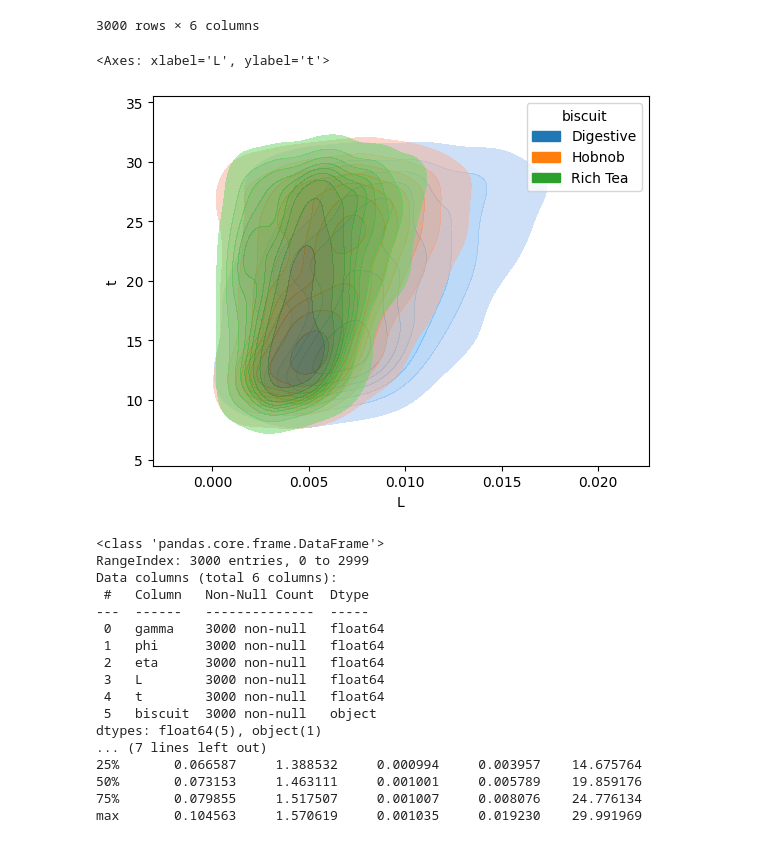
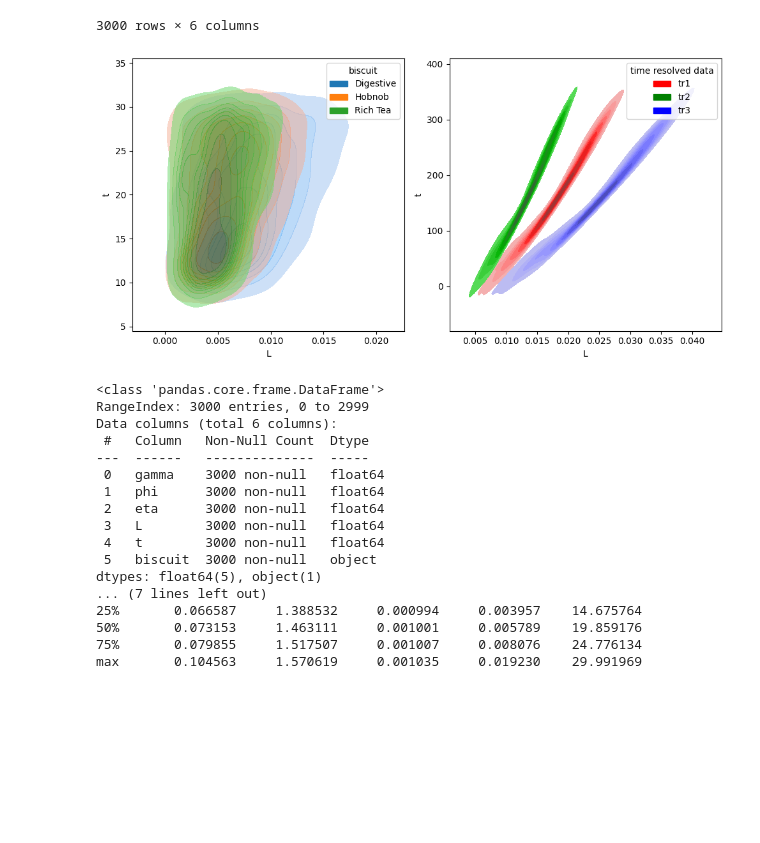
Before and after one commit to kon-218/biscuit_analysis, a Jupyter notebook: tr.ipynb, the cells around one changed output. Saved outputs shown, nothing was run; the diff lists cells and outputs as text; code cells hidden in the pictures; blank space fills up the shorter version.

Commit message:
Separate micro and dunking

```diff
--- a/tr.ipynb
+++ b/tr.ipynb
@@ -54,11 +54,29 @@ dunking_data
 | 2998 | 0.071386 | 1.212213 | 0.001004 | 0.013988 | 22.772293 | Digestive |
 | 2999 | 0.082724 | 1.482384 | 0.001000 | 0.003885 | 15.217883 | Rich Tea |
 3000 rows × 6 columns
-# %%
-sns.kdeplot(data=dunking_data, x="L", y="t", hue="biscuit", fill=True, alpha=0.5)
-# %% [output]
-<Axes: xlabel='L', ylabel='t'>
-[figure, removed]
+# %%
+import matplotlib.patches as mpatches
+
+fig,ax = plt.subplots(1,2, figsize=(10,5))
+
+sns.kdeplot(data=dunking_data,ax=ax[0], x="L", y="t", hue="biscuit", fill=True, alpha=0.5)
+
+sns.kdeplot(data=tr1_data, ax=ax[1],x= 'L', y="t", fill=True, color='r', label='tr1')
+sns.kdeplot(data=tr2_data, ax=ax[1],x= 'L', y="t", fill=True, color='g', label='tr2')
+sns.kdeplot(data=tr3_data, ax=ax[1],x= 'L', y="t", fill=True, color='b', label='tr3')
+
+# Create a legend
+red_patch = mpatches.Patch(color='red', label='tr1')
+green_patch = mpatches.Patch(color='green', label='tr2')
+blue_patch = mpatches.Patch(color='blue', label='tr3')
+
+legend = ax[1].legend(title='time resolved data',
+                      handles=[red_patch, green_patch, blue_patch])
+
+plt.tight_layout()
+plt.show()
+# %% [output]
+[figure, added]
 # %%
 print(dunking_data.info())
 print(dunking_data.describe())
```
Also changed, not shown: 2 other files.
